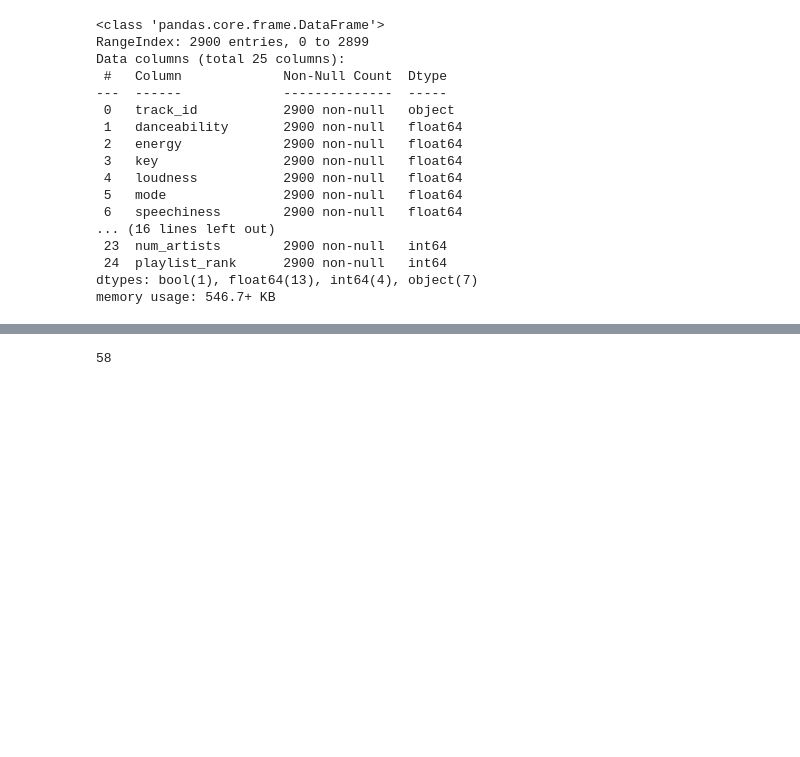
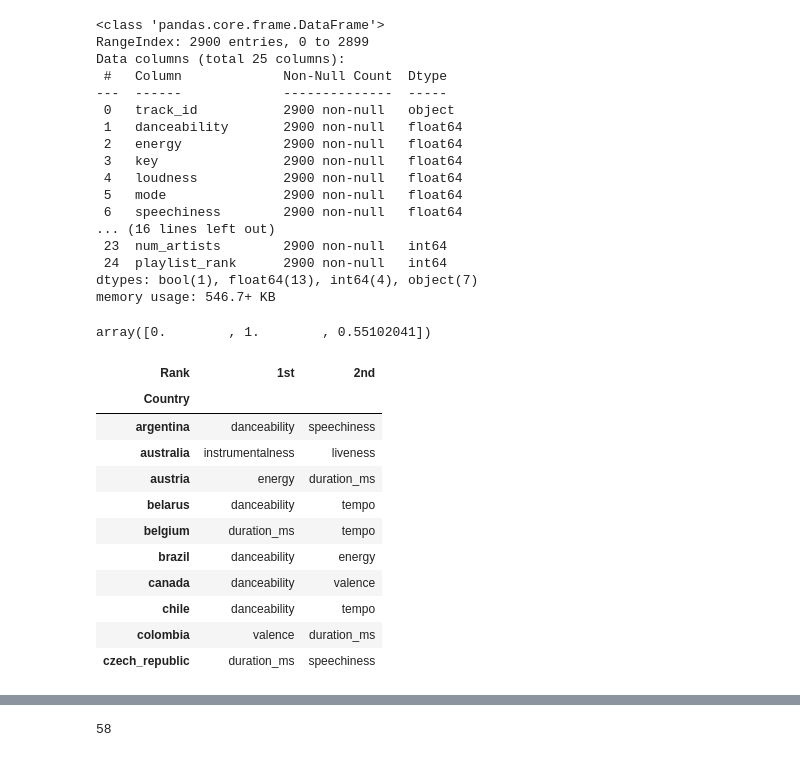
Before and after one commit to mattbolanos/spotify-market-popularity, a Jupyter notebook: src/proto/Unsupervised_Models.ipynb, the cells around one changed output, grey strips where cells are left out. Drawn from its saved outputs; the diff is of its cells as text; code cells hidden in the pictures; blank space fills up the shorter version.

```diff
--- a/src/proto/Unsupervised_Models.ipynb
+++ b/src/proto/Unsupervised_Models.ipynb
@@ -313,0 +308,4 @@ memory usage: 546.7+ KB
+# %%
+df_join_final["mode"].unique()
+# %% [output]
+array([0.        , 1.        , 0.55102041])
@@ -313,0 +321,53 @@ memory usage: 546.7+ KB
+# %%
+def get_country_correlations(countries: list, corr_variables: list, merged_df: pd.DataFrame):
+    country_list = np.sort(countries)
+    # correlation_list = np.sort(corr_variables)
+    correlation_dic = {}
+    corr_var_dic = {"Rank": ["1st", "2nd"]}
+    for country in country_list:
+        df2 = merged_df[merged_df["market_id"] == country]
+        corr_matrix = get_correlation_matrix(df2, corr_variables)
+        corr_matrix = corr_matrix.reset_index()
+        # rank_matrix = corr_matrix[corr_matrix["index"] == "playlist_rank"]
+        dic = {corr_matrix["index"][i]: abs(corr_matrix["playlist_rank"][i]) for i in range(len(corr_matrix))}
+
+        var1 = sorted(dic, key=dic.get)[-2]
+        var2 = sorted(dic, key=dic.get)[-3]
+
+        corr_var_dic[country] = [var1, var2]
+        correlation_dic[country] = {var1: dic[var1], var2: dic[var2]}
+
+    top_df = pd.DataFrame.from_dict(corr_var_dic)  # .reset_index().rename(columns= {"index": "rank"})
+    top_variables_df = pd.melt(
+        top_df,
+        id_vars=["Rank"],
+        ignore_index=True,
+        value_vars=top_df.columns[1:],
+        var_name="Country",
+        value_name="Top_Variable",
+    )
+    top_df_final = top_variables_df.pivot_table(columns="Rank", index="Country", values="Top_Variable", aggfunc="first")
+
+    return correlation_dic, top_df_final
+# %%
+correlation_variables = df_join_final.columns.tolist()[1:13] + ["playlist_rank"]
+correlation_variables.remove("mode")
+correlation_variables.remove("key")
+countries = df_join_final.market_id.unique().tolist()
+
+country_corr_values, country_variables = get_country_correlations(countries, correlation_variables, df_join_final)
+# %%
+country_variables.head(10)
+# %% [output]
+| Rank | 1st | 2nd |
+| Country |  |  |
+| argentina | danceability | speechiness |
+| australia | instrumentalness | liveness |
+| austria | energy | duration_ms |
+| belarus | danceability | tempo |
+| belgium | duration_ms | tempo |
+| brazil | danceability | energy |
+| canada | danceability | valence |
+| chile | danceability | tempo |
+| colombia | valence | duration_ms |
+| czech_republic | duration_ms | speechiness |
```
Also changed, not shown: parts of 13 cells of this notebook.
